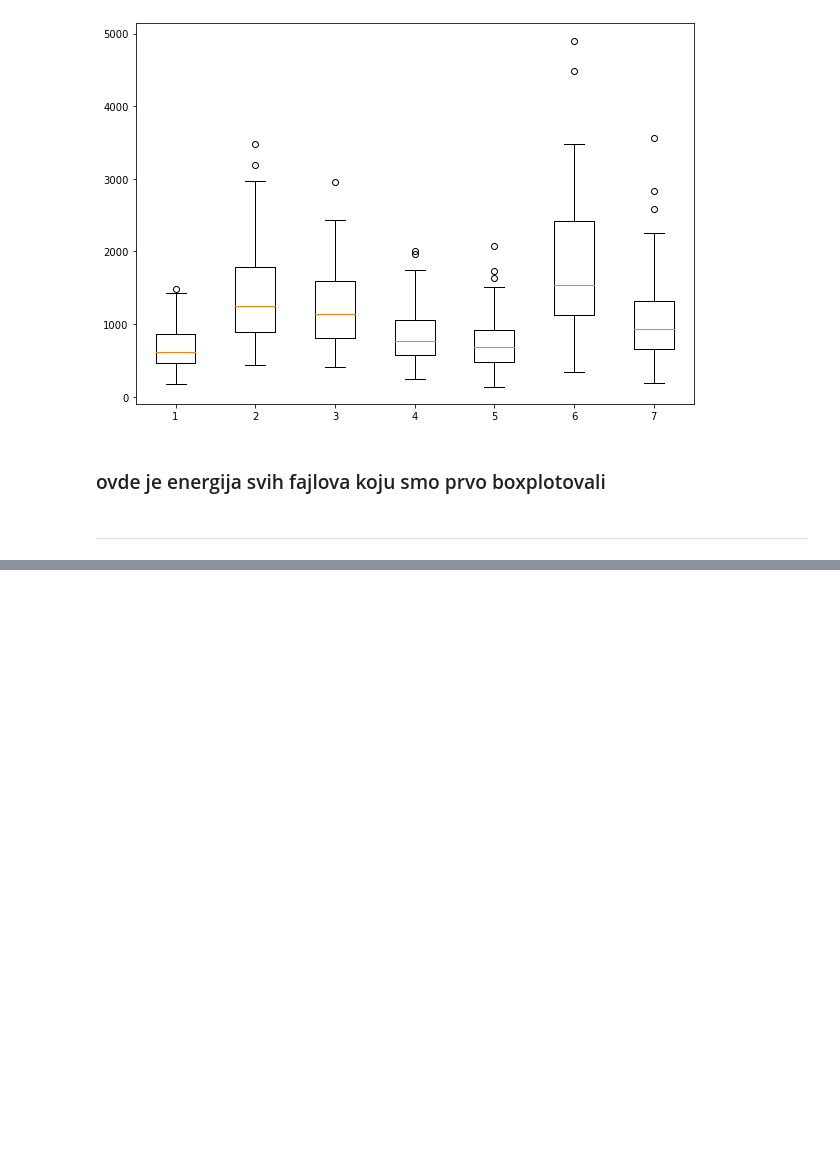
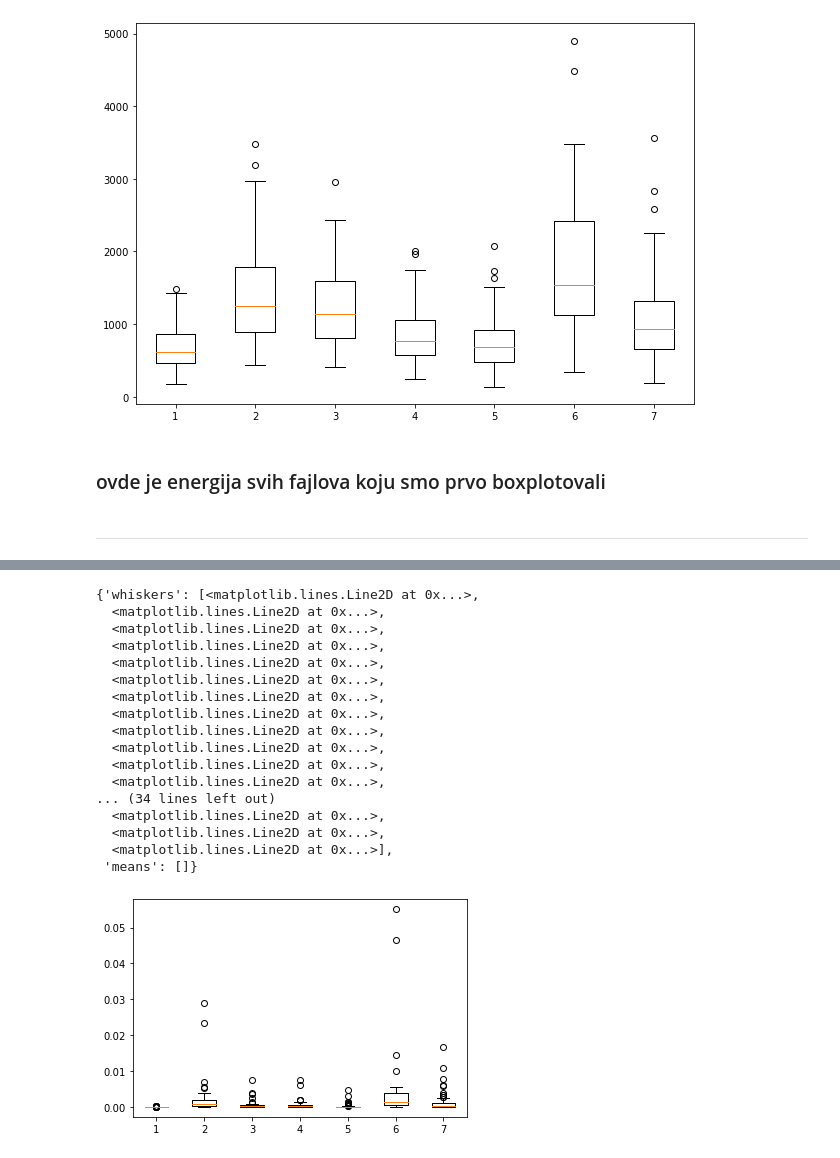
Before and after one commit to pfe-rs/lk-s-2023-prepoznavanje-emocija, a Jupyter notebook: ficer-probe.ipynb, the cells around one changed output, grey strips where cells are left out. Drawn from its saved outputs; the diff is of its cells as text; code cells hidden in the pictures; blank space fills up the shorter version.

```diff
--- a/ficer-probe.ipynb
+++ b/ficer-probe.ipynb
@@ -289,0 +390,21 @@ plt.show()
+# %%
+plt.boxplot(lista_min)
+# %% [output]
+{'whiskers': [<matplotlib.lines.Line2D at 0x...>,
+  <matplotlib.lines.Line2D at 0x...>,
+  <matplotlib.lines.Line2D at 0x...>,
+  <matplotlib.lines.Line2D at 0x...>,
+  <matplotlib.lines.Line2D at 0x...>,
+  <matplotlib.lines.Line2D at 0x...>,
+  <matplotlib.lines.Line2D at 0x...>,
+  <matplotlib.lines.Line2D at 0x...>,
+  <matplotlib.lines.Line2D at 0x...>,
+  <matplotlib.lines.Line2D at 0x...>,
+  <matplotlib.lines.Line2D at 0x...>,
+  <matplotlib.lines.Line2D at 0x...>,
+... (34 lines left out)
+  <matplotlib.lines.Line2D at 0x...>,
+  <matplotlib.lines.Line2D at 0x...>,
+  <matplotlib.lines.Line2D at 0x...>],
+ 'means': []}
+[figure, added]
```
Also changed, not shown: parts of 15 cells of this notebook.
